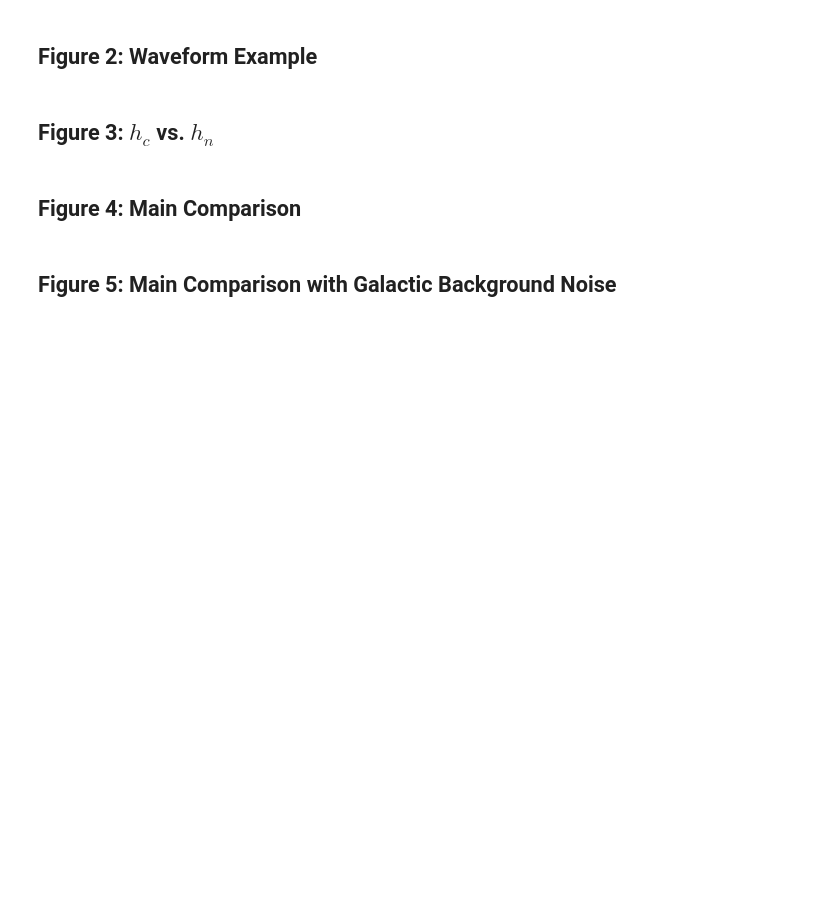
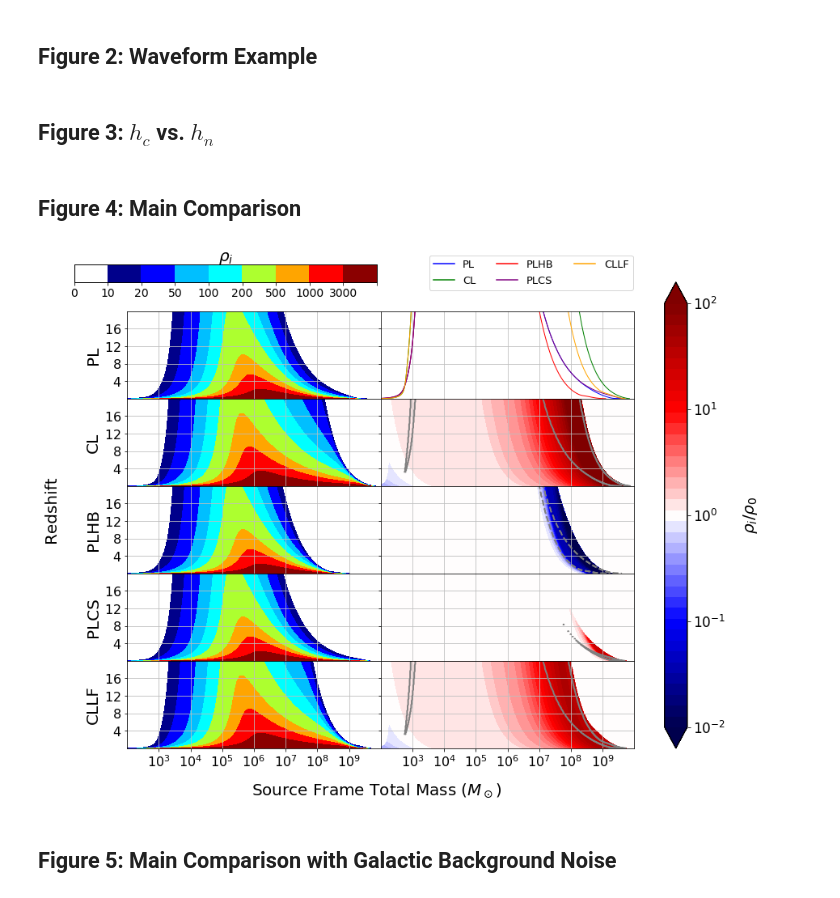
Before and after one commit to mikekatz04/BOWIE, a Jupyter notebook: paper_plots.ipynb, the cells around one changed output. Cells and saved outputs as stored; diff of their text form; code cells hidden in the pictures; blank space fills up the shorter version.

Commit message:
temp removed, save_figures added

```diff
--- a/paper_plots.ipynb
+++ b/paper_plots.ipynb
@@ -253,11 +253,14 @@ generate_contour_data(generate_fig_4_dict)
 # %%
 figure_4_dict = {
 "general":{
-    "WORKING_DIRECTORY": "paper_data",
+    "WORKING_DIRECTORY": ".",
+
+    "save_figure":True,
+    "output_path": "plot_outputs/main_comp.pdf",
 
     "SNR_CUT": 5.0,
 
-    "file_name": "q5_s65_temp.hdf5",
+    "file_name": "paper_data/q5_s65.hdf5",
 
     "x_column_label": "M_s",
     "y_column_label": "z",
@@ -306,7 +309,7 @@ figure_4_dict = {
             {
             "labels": ["PL", "CL", "PLHB", "PLCS", "CLLF"],
             "bbox_to_anchor": [0.17, 1.7],
-            "size":10,
+            "size":13,
             "ncol": 3
             }
         },
@@ -345,33 +348,35 @@ figure_4_dict = {
             ],
         "type": "Waterfall",
         "label":
             {"ylabel": "PLCS"}
         },
     "7":{
         "indices": 6,
         "control":
             {"index": 0},
         "type": "Ratio",
         },
     "8":{
         "file":[
             {"label":"CLLF_all"}
             ],
         "type": "Waterfall",
         "label":
             {"ylabel": "CLLF"}
         },
     "9":{
         "indices": 8,
         "control":
             {"index": 0},
         "type": "Ratio",
         }
     }
 }
 
 
 plot_main(figure_4_dict)
+# %% [output]
+[figure, added]
 # %% [markdown]
 ## Figure 5: Main Comparison with Galactic Background Noise
 # %%
```
Also changed, not shown: parts of 6 cells of this notebook.
